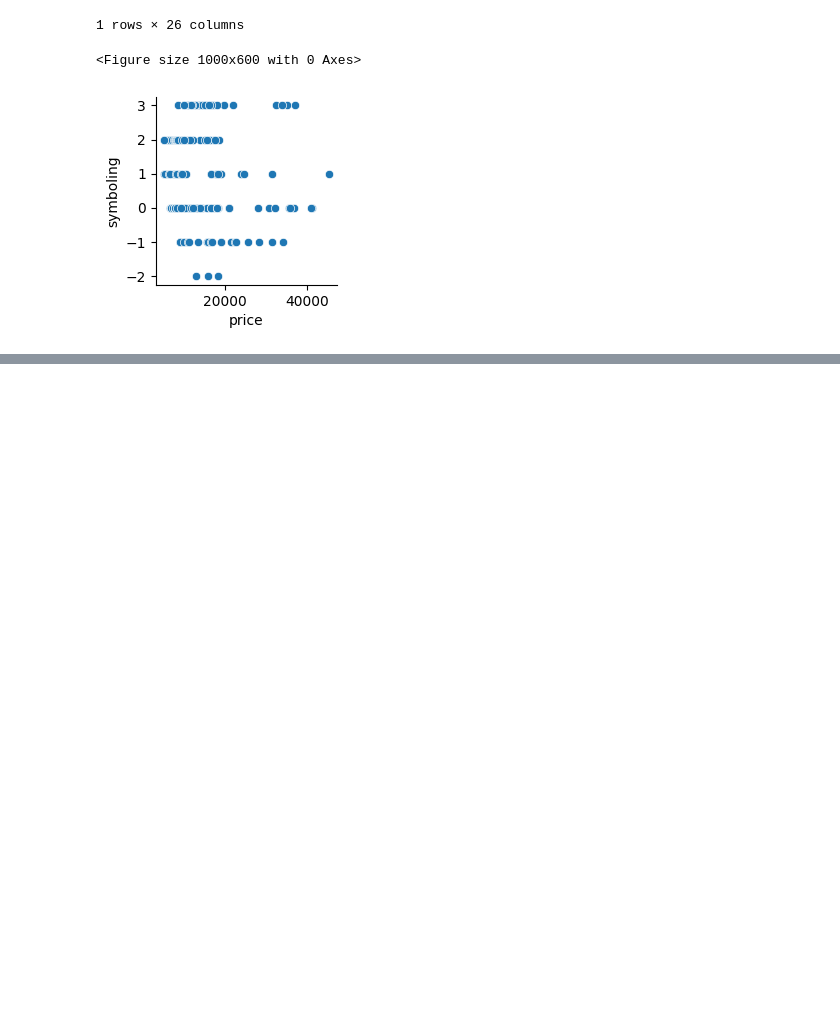
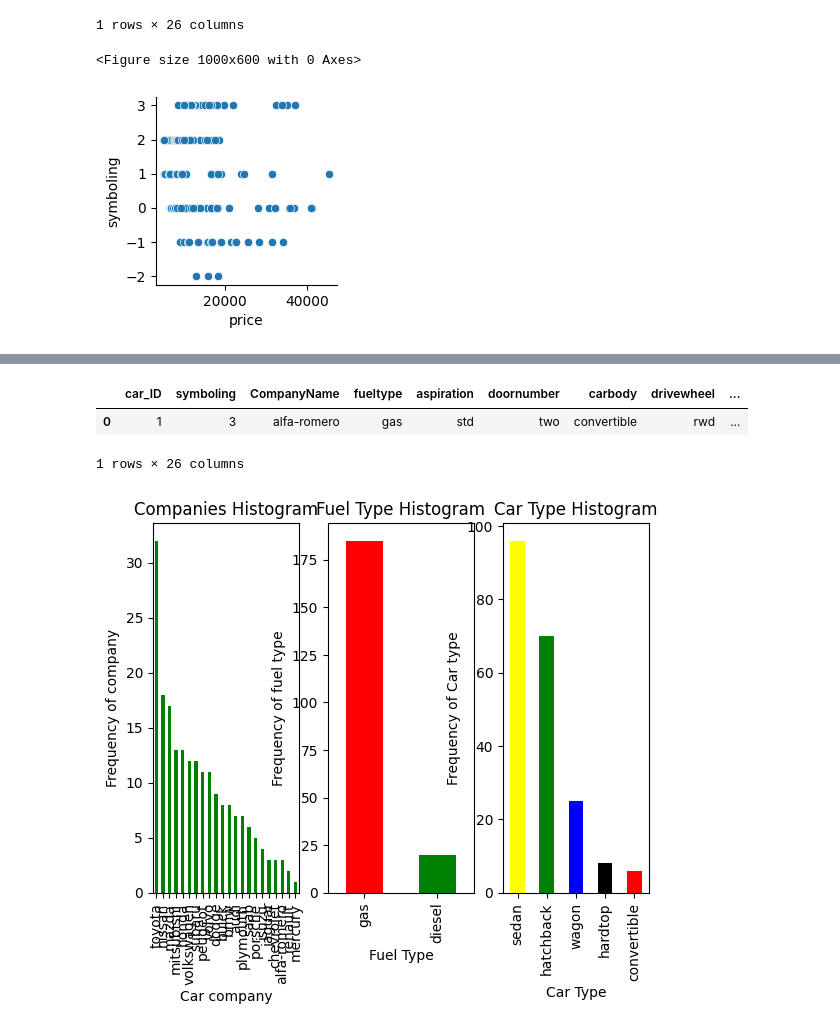
Before and after one commit to Prateek07-Kumar/Oasis_Infobyte_Internship, a Jupyter notebook: Task-1/car_price.ipynb, the cells around one changed output, grey strips where cells are left out. Cells and saved outputs as stored; diff of their text form; code cells hidden in the pictures; blank space fills up the shorter version.

```diff
--- a/Task-1/car_price.ipynb
+++ b/Task-1/car_price.ipynb
@@ -90,0 +211,27 @@ plt.show()
+# %%
+car_data.head(1)
+# %% [output]
+|  | car_ID | symboling | CompanyName | fueltype | aspiration | doornumber | carbody | drivewheel | ... |
+| 0 | 1 | 3 | alfa-romero | gas | std | two | convertible | rwd | ... |
+1 rows × 26 columns
+# %%
+plt.Figure(figsize=(30,20))
+
+plt.subplot(1,3,1)
+plt1 = car_data.CompanyName.value_counts().plot(kind='bar',color='green')
+plt.title('Companies Histogram')
+plt1.set(xlabel = 'Car company', ylabel='Frequency of company')
+
+plt.subplot(1,3,2)
+plt1 = car_data.fueltype.value_counts().plot(kind='bar',color=['red','green'])
+plt.title('Fuel Type Histogram')
+plt1.set(xlabel = 'Fuel Type', ylabel='Frequency of fuel type')
+
+plt.subplot(1,3,3)
+plt1 = car_data.carbody.value_counts().plot(kind='bar',color=['yellow','green','blue','black','red'])
+plt.title('Car Type Histogram')
+plt1.set(xlabel = 'Car Type', ylabel='Frequency of Car type')
+
+plt.show()
+# %% [output]
+[figure, added]
```
Also changed, not shown: parts of 13 cells of this notebook.
